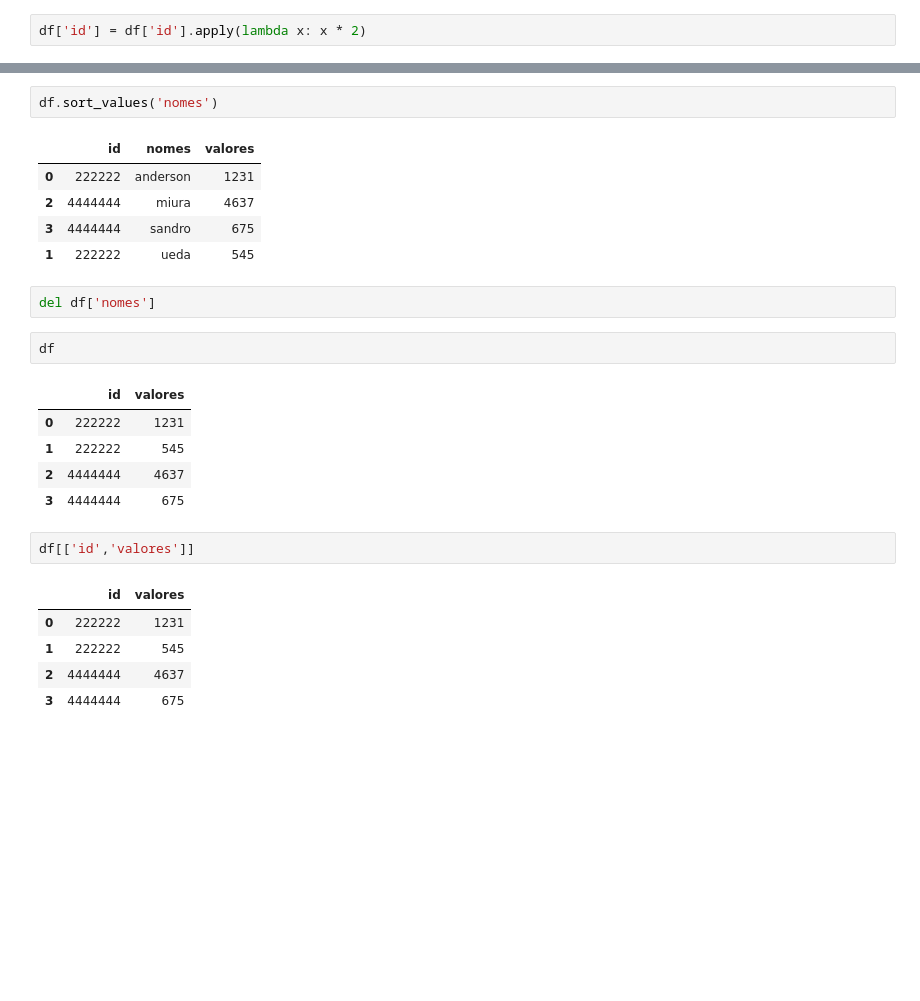
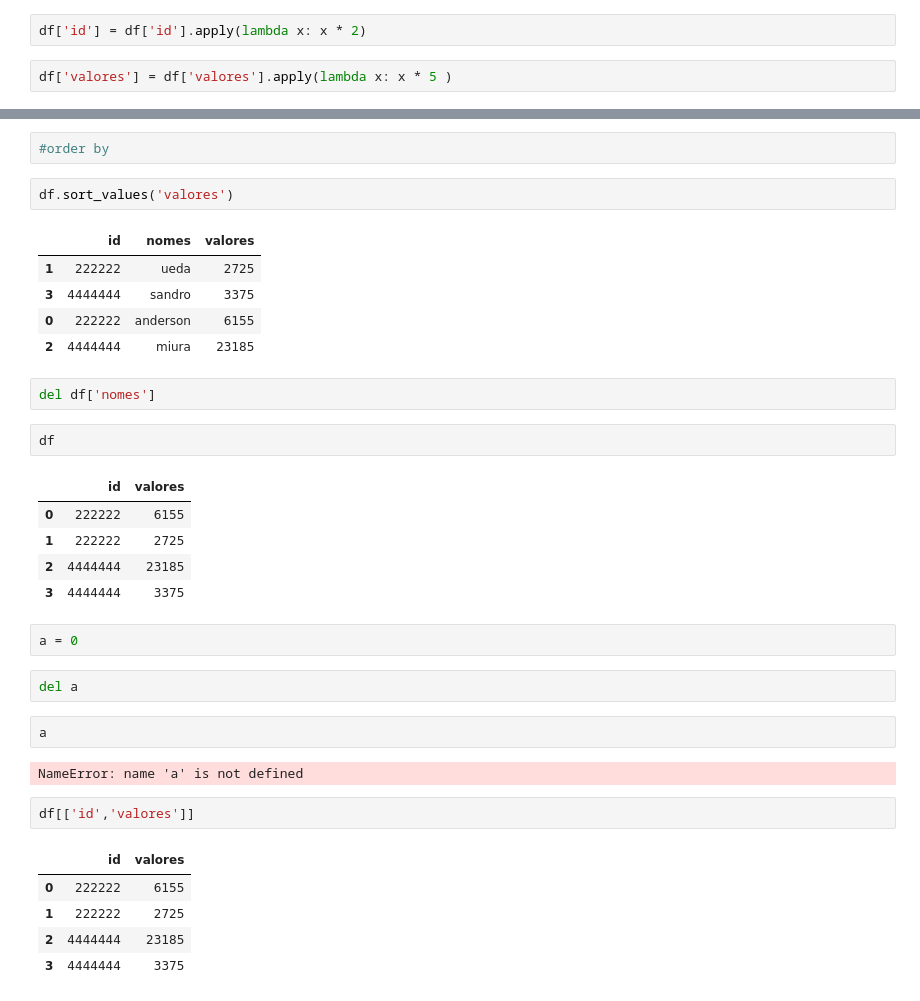
Before and after one commit to MiuraBruno/Curso-de-python, a Jupyter notebook: aula_9/aula_9_3.ipynb, the cells around one changed output, grey strips where cells are left out. Cells and saved outputs as stored; diff of their text form; blank space fills up the shorter version.

```diff
--- a/aula_9/aula_9_3.ipynb
+++ b/aula_9/aula_9_3.ipynb
@@ -281,3 +305,5 @@ df['valores'].apply(lambda x: x**2)
 Name: valores, dtype: int64
 # %%
 df['id'] = df['id'].apply(lambda x: x * 2)
+# %%
+df['valores'] = df['valores'].apply(lambda x: x * 5 )
@@ -284,26 +318,36 @@ df['id'] = df['id'].apply(lambda x: x * 2)
+# %%
+#order by
 # %%
-df.sort_values('nomes')
+df.sort_values('valores')
 # %% [output]
 |  | id | nomes | valores |
-| 0 | 222222 | anderson | 1231 |
-| 2 | 4444444 | miura | 4637 |
-| 3 | 4444444 | sandro | 675 |
-| 1 | 222222 | ueda | 545 |
+| 1 | 222222 | ueda | 2725 |
+| 3 | 4444444 | sandro | 3375 |
+| 0 | 222222 | anderson | 6155 |
+| 2 | 4444444 | miura | 23185 |
 # %%
 del df['nomes']
 # %%
 df
 # %% [output]
 |  | id | valores |
-| 0 | 222222 | 1231 |
-| 1 | 222222 | 545 |
-| 2 | 4444444 | 4637 |
-| 3 | 4444444 | 675 |
+| 0 | 222222 | 6155 |
+| 1 | 222222 | 2725 |
+| 2 | 4444444 | 23185 |
+| 3 | 4444444 | 3375 |
+# %%
+a = 0
+# %%
+del a
+# %%
+a
+# %% [output]
+NameError: name 'a' is not defined
 # %%
 df[['id','valores']]
 # %% [output]
 |  | id | valores |
-| 0 | 222222 | 1231 |
-| 1 | 222222 | 545 |
-| 2 | 4444444 | 4637 |
-| 3 | 4444444 | 675 |
+| 0 | 222222 | 6155 |
+| 1 | 222222 | 2725 |
+| 2 | 4444444 | 23185 |
+| 3 | 4444444 | 3375 |
```
Also changed, not shown: parts of 7 cells of this notebook, 4 other files.
